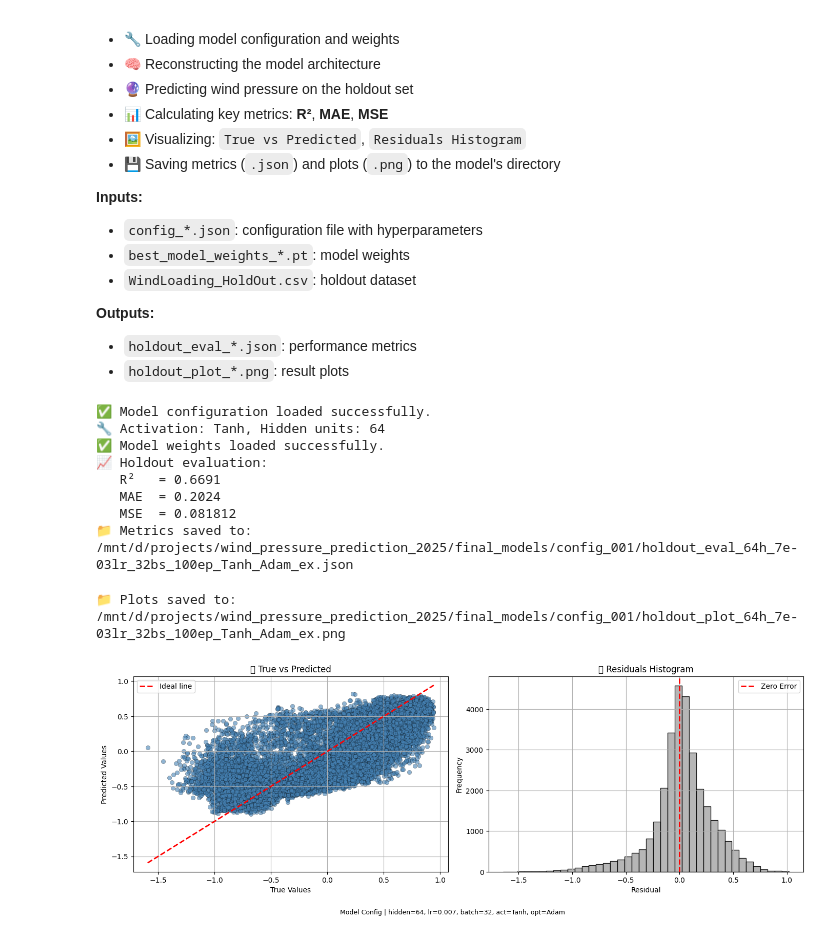
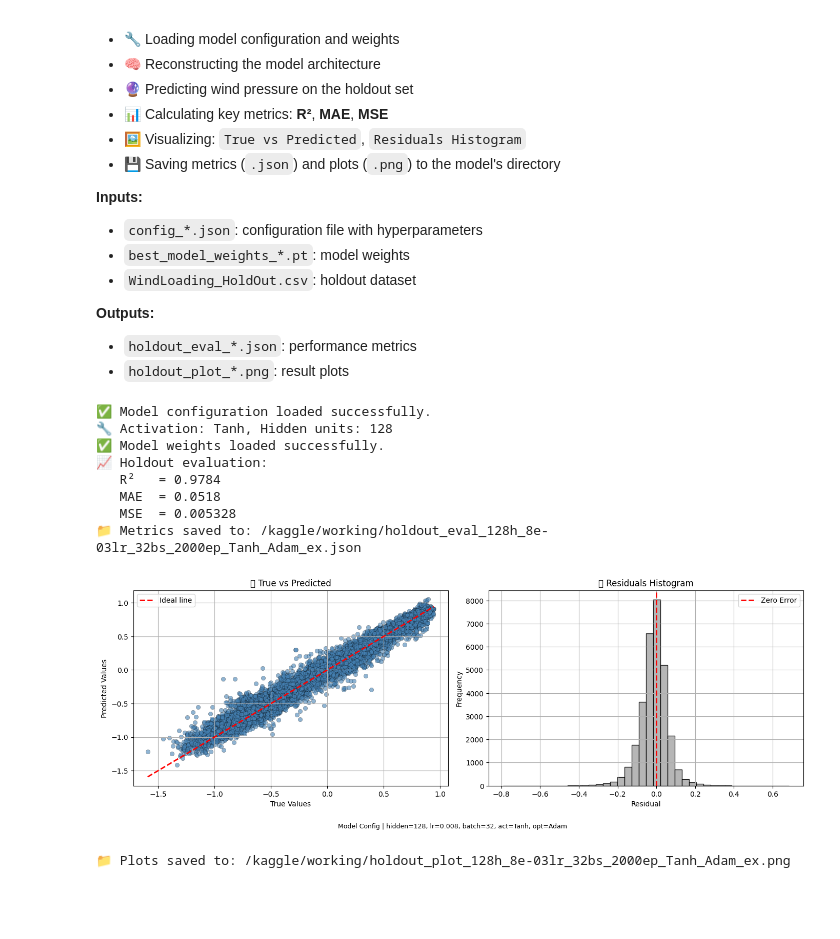
Before and after one commit to fzakharov129/wind_pressure_prediction_2025, a Jupyter notebook: notebooks/08_holdout_evaluation.ipynb, the cells around one changed output. Cells and saved outputs as stored; diff of their text form; code cells hidden in the pictures; blank space fills up the shorter version.

Commit message:
Kaggle Notebook | holdout-test | Version 1

```diff
--- a/notebooks/08_holdout_evaluation.ipynb
+++ b/notebooks/08_holdout_evaluation.ipynb
@@ -35,14 +35,21 @@ import torch.nn as nn
 from sklearn.metrics import r2_score, mean_absolute_error, mean_squared_error
 import matplotlib.pyplot as plt
 # %%
-BASE_DIR = Path("/mnt/d/projects/wind_pressure_prediction_2025/final_models/config_001")
-HOLDOUT_PATH = Path("/mnt/d/projects/wind_pressure_prediction_2025/data/holdout/WindLoading_HoldOut.csv")
+# BASE_DIR = Path("/mnt/d/projects/wind_pressure_prediction_2025/final_models/config_001")
+# HOLDOUT_PATH = Path("/kaggle/input/data-holdout-test/WindLoading_HoldOut.csv")
+
+BASE_DIR = Path("/kaggle/input/data-holdout-test")
+HOLDOUT_PATH = Path("/kaggle/input/data-holdout-test/WindLoading_HoldOut.csv")
+OUTPUT_DIR = Path("/kaggle/working")
 
 config_path = next(BASE_DIR.glob("config*.json"))
 config_filename = config_path.stem
 suffix = config_filename.replace("config_mlp_", "")
 weights_path = next(BASE_DIR.glob("best_model_weights*.pt"))
-metrics_path = BASE_DIR / f"holdout_eval_{suffix}.json"
+# metrics_path = BASE_DIR / f"holdout_eval_{suffix}.json"
+metrics_path = OUTPUT_DIR / f"holdout_eval_{suffix}.json"
+
+
 
 df = pd.read_csv(HOLDOUT_PATH)
 X_holdout = df[['X_int', 'Y_int', 'X_fac', 'Y_fac', 'Ang']].values
@@ -91,7 +98,9 @@ model = MLP(
 )
 
 # 💾 Load model weights
-model.load_state_dict(torch.load(weights_path))
+# model.load_state_dict(torch.load(weights_path))
+model.load_state_dict(torch.load(weights_path, map_location=torch.device("cpu")))
+
 model.eval()
 print("✅ Model configuration loaded successfully.")
 print(f"🔧 Activation: {config['activation_fn']}, Hidden units: {config['hidden_dim']}")
@@ -149,40 +158,41 @@ axes[0].legend()
 # 📊 Residuals Histogram
 axes[1].hist(residuals, bins=40, alpha=0.85, color='darkgray', edgecolor='black')
 axes[1].axvline(x=0, color='red', linestyle='--', lw=2, label="Zero Error")
 axes[1].set_xlabel("Residual")
 axes[1].set_ylabel("Frequency")
 axes[1].set_title("📊 Residuals Histogram", fontsize=12)
 axes[1].grid(True)
 axes[1].legend()
 
 # 📝 Shared caption with model config
 # вместо suptitle
 fig.text(
     0.5, -0.05,
     f"Model Config | hidden={config['hidden_dim']}, "
     f"lr={config['lr']}, batch={config['batch_size']}, "
     f"act={config['activation_fn']}, opt={config['optimizer_name']}",
     ha='center',
     fontsize=9
 )
 
 plt.tight_layout()
 plt.subplots_adjust(top=0.88)  # Leave space for title
 
+plt.show()
+
 # 💾 Save plot to file
-plot_path = BASE_DIR / f"holdout_plot_{suffix}.png"
+# plot_path = BASE_DIR / f"holdout_plot_{suffix}.png"
+plot_path = OUTPUT_DIR / f"holdout_plot_{suffix}.png"
 fig.savefig(plot_path, dpi=300, bbox_inches='tight')
 print(f"📁 Plots saved to: {plot_path}")
-
-plt.show()
 # %% [output]
 ✅ Model configuration loaded successfully.
-🔧 Activation: Tanh, Hidden units: 64
+🔧 Activation: Tanh, Hidden units: 128
 ✅ Model weights loaded successfully.
 📈 Holdout evaluation:
-   R²   = 0.6691
-   MAE  = 0.2024
-   MSE  = 0.081812
-📁 Metrics saved to: /mnt/d/projects/wind_pressure_prediction_2025/final_models/config_001/holdout_eval_64h_7e-03lr_32bs_100ep_Tanh_Adam_ex.json
+   R²   = 0.9784
+   MAE  = 0.0518
+   MSE  = 0.005328
+📁 Metrics saved to: /kaggle/working/holdout_eval_128h_8e-03lr_32bs_2000ep_Tanh_Adam_ex.json
+[figure, new version]
-📁 Plots saved to: /mnt/d/projects/wind_pressure_prediction_2025/final_models/config_001/holdout_plot_64h_7e-03lr_32bs_100ep_Tanh_Adam_ex.png
+📁 Plots saved to: /kaggle/working/holdout_plot_128h_8e-03lr_32bs_2000ep_Tanh_Adam_ex.png
-[figure, old version]
```
